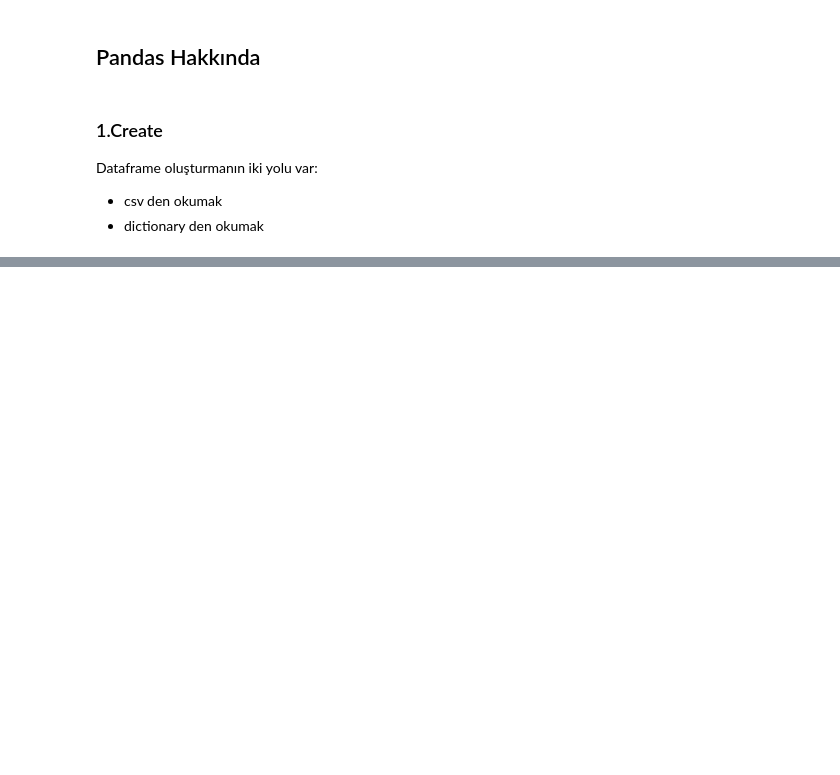
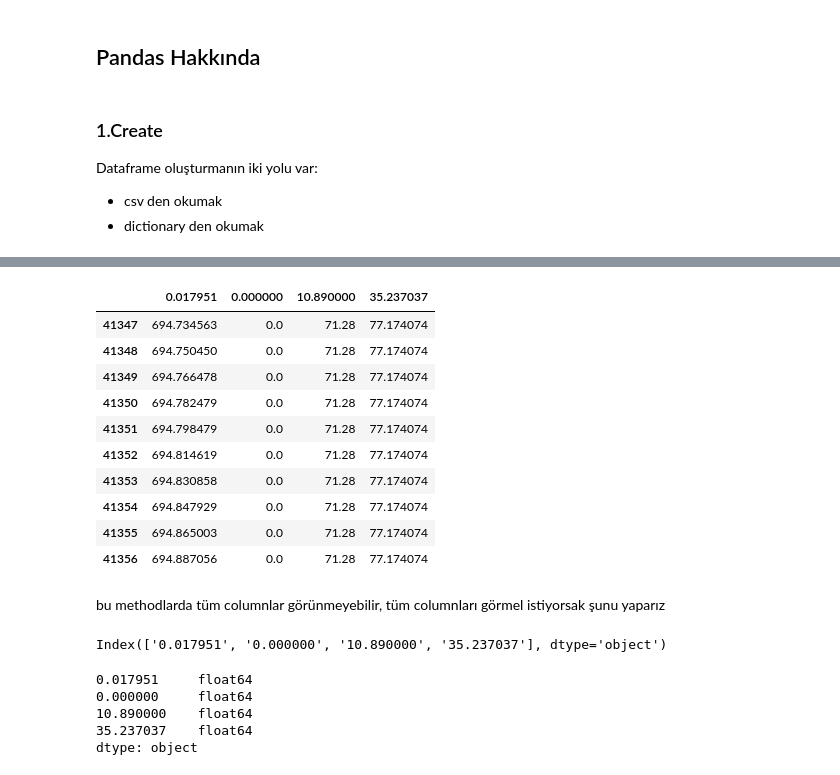
Before and after one commit to ismailcakmak/ml-workbook, a Jupyter notebook: worksheet.ipynb, the cells around one changed output, grey strips where cells are left out. Saved outputs shown, nothing was run; the diff lists cells and outputs as text; code cells hidden in the pictures; blank space fills up the shorter version.

```diff
--- a/worksheet.ipynb
+++ b/worksheet.ipynb
@@ -449,0 +482,28 @@ NameError: name 'pd' is not defined
+# %%
+df.tail(10)  #bottom 10 rows
+# %% [output]
+|  | 0.017951 | 0.000000 | 10.890000 | 35.237037 |
+| 41347 | 694.734563 | 0.0 | 71.28 | 77.174074 |
+| 41348 | 694.750450 | 0.0 | 71.28 | 77.174074 |
+| 41349 | 694.766478 | 0.0 | 71.28 | 77.174074 |
+| 41350 | 694.782479 | 0.0 | 71.28 | 77.174074 |
+| 41351 | 694.798479 | 0.0 | 71.28 | 77.174074 |
+| 41352 | 694.814619 | 0.0 | 71.28 | 77.174074 |
+| 41353 | 694.830858 | 0.0 | 71.28 | 77.174074 |
+| 41354 | 694.847929 | 0.0 | 71.28 | 77.174074 |
+| 41355 | 694.865003 | 0.0 | 71.28 | 77.174074 |
+| 41356 | 694.887056 | 0.0 | 71.28 | 77.174074 |
+# %% [markdown]
+bu methodlarda tüm columnlar görünmeyebilir, tüm columnları görmel istiyorsak şunu yaparız
+# %%
+df.columns        #bu şekilde tüm columnları görürüz
+# %% [output]
+Index(['0.017951', '0.000000', '10.890000', '35.237037'], dtype='object')
+# %%
+df.dtypes         #bu şekilde de data type ları görürürz
+# %% [output]
+0.017951     float64
+0.000000     float64
+10.890000    float64
+35.237037    float64
+dtype: object
```
Also changed, not shown: parts of 12 cells of this notebook, 3 other files.
